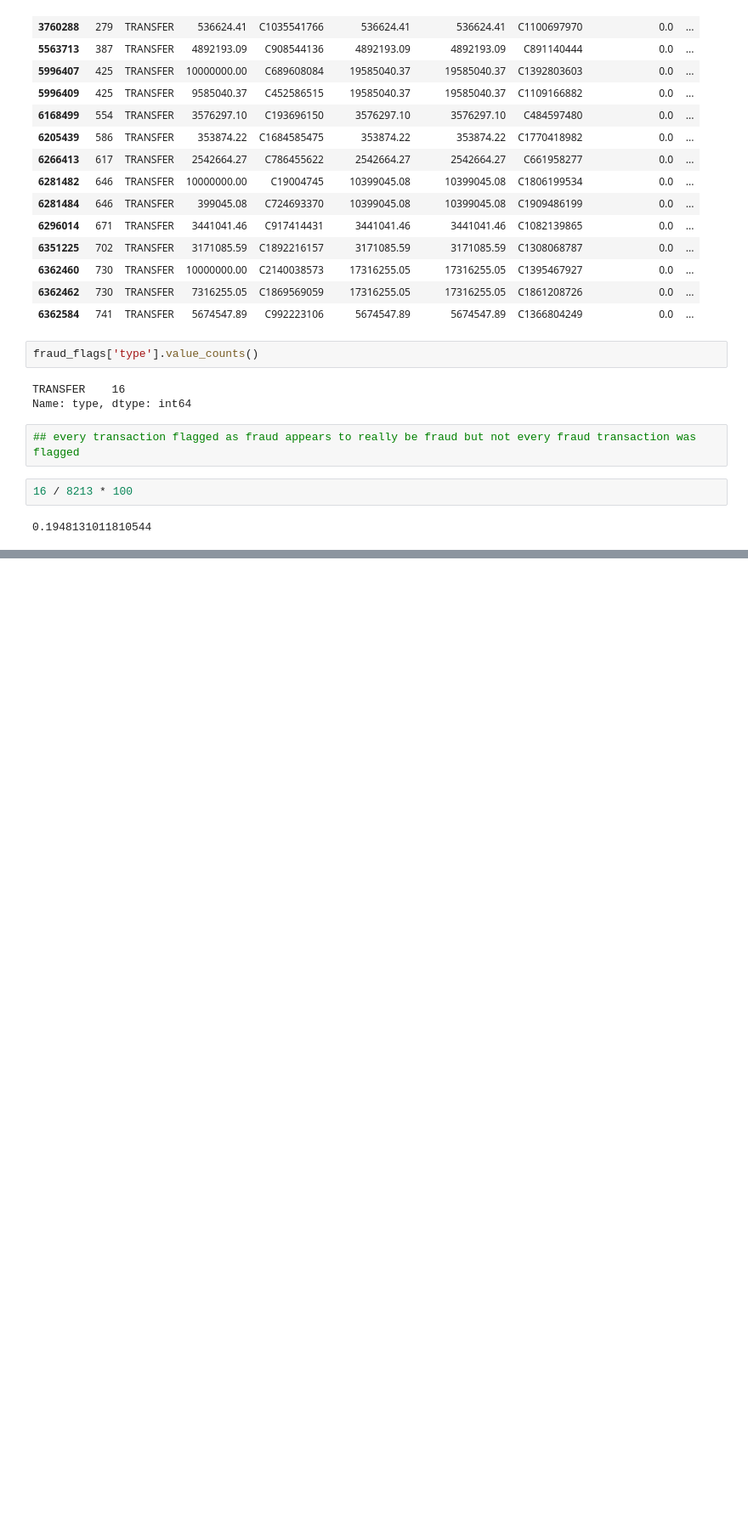
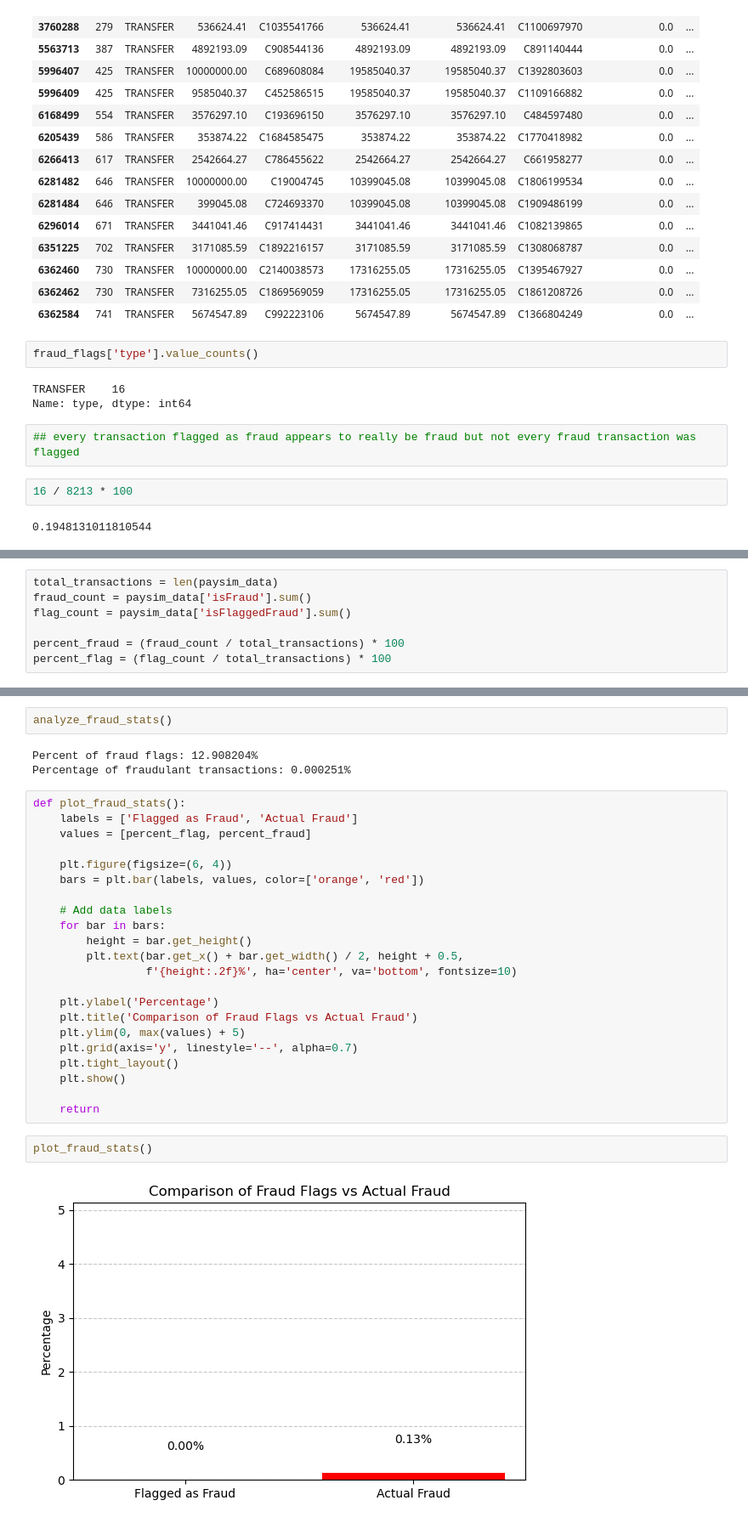
Before and after one commit to donmarcolaureano/paysim_financial_data, a Jupyter notebook: PaysimNotebook.ipynb, the cells around one changed output, grey strips where cells are left out. Shown at 85% size. Saved outputs shown, nothing was run; the diff lists cells and outputs as text; blank space fills up the shorter version.

```diff
--- a/PaysimNotebook.ipynb
+++ b/PaysimNotebook.ipynb
@@ -233,0 +263,7 @@ Name: type, dtype: int64
+# %%
+total_transactions = len(paysim_data)
+fraud_count = paysim_data['isFraud'].sum()
+flag_count = paysim_data['isFlaggedFraud'].sum()
+
+percent_fraud = (fraud_count / total_transactions) * 100
+percent_flag = (flag_count / total_transactions) * 100
@@ -233,0 +283,31 @@ Name: type, dtype: int64
+# %%
+analyze_fraud_stats()
+# %% [output]
+Percent of fraud flags: 12.908204%
+Percentage of fraudulant transactions: 0.000251%
+# %%
+def plot_fraud_stats():
+    labels = ['Flagged as Fraud', 'Actual Fraud']
+    values = [percent_flag, percent_fraud]
+
+    plt.figure(figsize=(6, 4))
+    bars = plt.bar(labels, values, color=['orange', 'red'])
+
+    # Add data labels
+    for bar in bars:
+        height = bar.get_height()
+        plt.text(bar.get_x() + bar.get_width() / 2, height + 0.5,
+                 f'{height:.2f}%', ha='center', va='bottom', fontsize=10)
+
+    plt.ylabel('Percentage')
+    plt.title('Comparison of Fraud Flags vs Actual Fraud')
+    plt.ylim(0, max(values) + 5)
+    plt.grid(axis='y', linestyle='--', alpha=0.7)
+    plt.tight_layout()
+    plt.show()
+
+    return
+# %%
+plot_fraud_stats()
+# %% [output]
+[figure, added]
```
Also changed, not shown: parts of 9 cells of this notebook.
